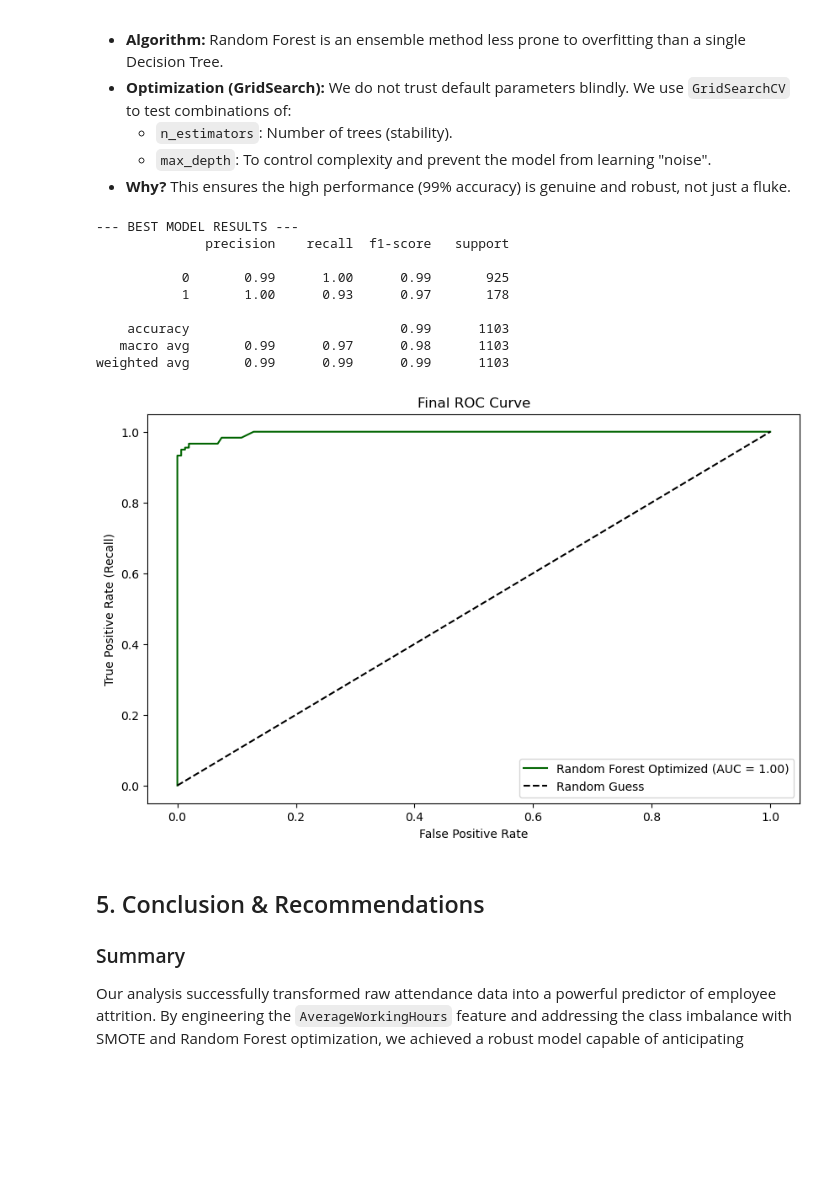
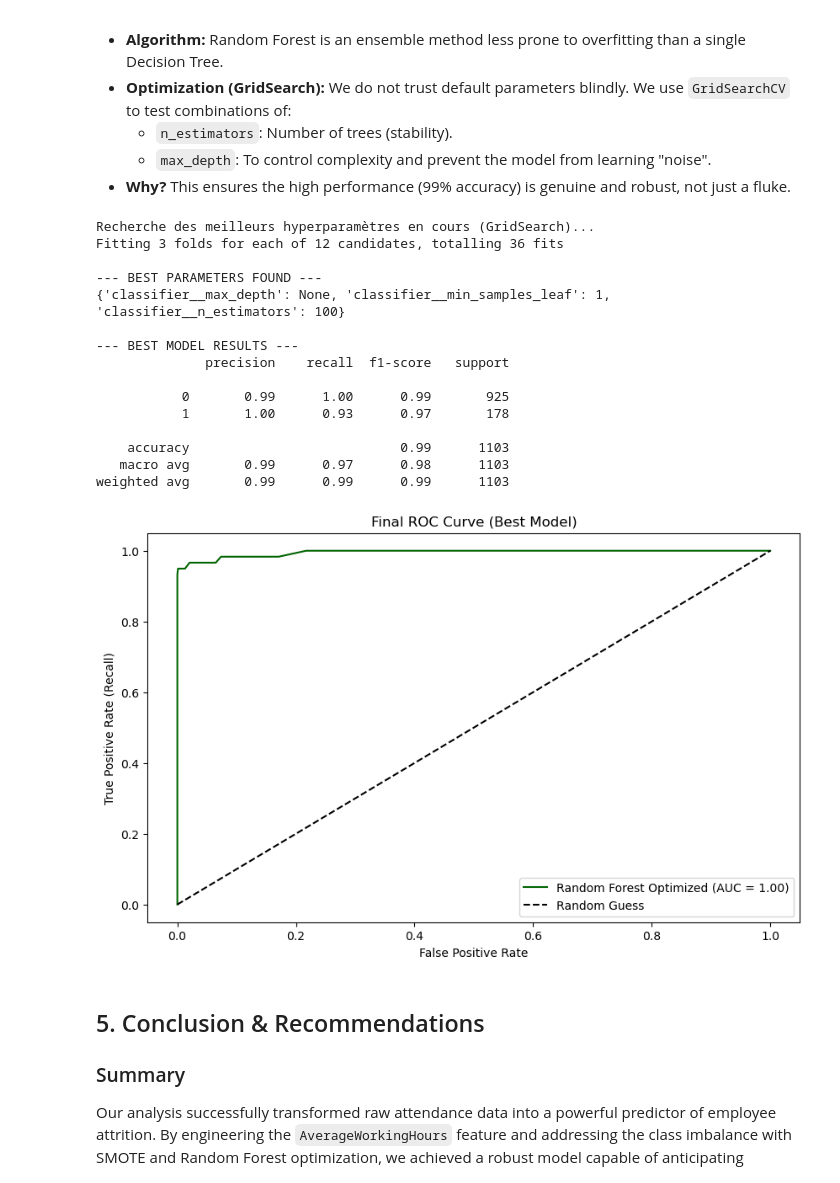
Before and after one commit to K3nt1/HumanForYou, a Jupyter notebook: PredictiveModel.ipynb, the cells around one changed output. Saved outputs shown, nothing was run; the diff lists cells and outputs as text; code cells hidden in the pictures; blank space fills up the shorter version.

```diff
--- a/PredictiveModel.ipynb
+++ b/PredictiveModel.ipynb
@@ -559,7 +643,6 @@ from imblearn.pipeline import Pipeline as ImbPipeline
 from sklearn.neighbors import KNeighborsClassifier
 from sklearn.svm import SVC
 from sklearn.tree import DecisionTreeClassifier
-from sklearn.metrics import roc_auc_score
 
 # --- Testing Multiple Models with SMOTE ---
 
@@ -590,7 +673,9 @@ for name, model in models.items():
         "Model": name,
         "Accuracy": accuracy_score(y_test, y_pred),
         "Recall (Leaving)": report['1']['recall'],
-        "Precision (Leaving)": report['1']['precision']
+        "Precision (Leaving)": report['1']['precision'],
+        "F1-Score": report['1']['f1-score'],
+        "ROC AUC": roc_auc
     })
 
 results_df = pd.DataFrame(results_table).sort_values(by="Recall (Leaving)", ascending=False)
@@ -615,46 +700,80 @@ Comparison of models with SMOTE in progress...
     * `max_depth`: To control complexity and prevent the model from learning "noise".
 * **Why?** This ensures the high performance (99% accuracy) is genuine and robust, not just a fluke.
 # %%
-from sklearn.metrics import roc_curve
+from sklearn.model_selection import GridSearchCV
+from sklearn.metrics import roc_curve, roc_auc_score, classification_report
 
-# --- FINAL MODEL ---
+# --- FINAL MODEL: Optimization + SMOTE ---
 
-final_pipeline = ImbPipeline(steps=[
+# 1. Base Pipeline (Preparation -> SMOTE -> empty Random Forest)
+pipeline_to_optimize = ImbPipeline(steps=[
     ('preprocessor', preprocessor),
     ('smote', SMOTE(random_state=42)),
-    ('classifier', RandomForestClassifier(n_estimators=100, max_depth=20, random_state=42))
+    ('classifier', RandomForestClassifier(random_state=42))
 ])
 
-final_pipeline.fit(X_train, y_train)
+# We define the "Grid" of parameters to test
+# Note : The syntax is 'step_name__parameter_name'
+param_grid = {
+    'classifier__n_estimators': [50, 100],      # Test 50 or 100 trees
+    'classifier__max_depth': [10, 20, None],    # Test different depths
+    'classifier__min_samples_leaf': [1, 2]      # Test leaf size
+}
 
-y_pred_final = final_pipeline.predict(X_test)
-y_prob_final = final_pipeline.predict_proba(X_test)[:, 1]
+# Research Start (GridSearch)
+# scoring='recall' means we ask the computer to prefer the model that best finds departures (class 1)
+print("Recherche des meilleurs hyperparamètres en cours (GridSearch)...")
+grid_search = GridSearchCV(estimator=pipeline_to_optimize,
+                           param_grid=param_grid,
+                           cv=3,                # Cross-Validation
+                           scoring='recall',    # Optimize for Recall!
+                           n_jobs=-1,           # Use all CPU cores
+                           verbose=1)
+
+grid_search.fit(X_train, y_train)
+
+# Best Model
+best_model = grid_search.best_estimator_
+
+print("\n--- BEST PARAMETERS FOUND ---")
+print(grid_search.best_params_)
+
+# Final Predictions with the optimized model
+y_pred_final = best_model.predict(X_test)
+y_prob_final = best_model.predict_proba(X_test)[:, 1]
 
 print("\n--- BEST MODEL RESULTS ---")
 print(classification_report(y_test, y_pred_final))
 
+# Final ROC Curve
 fpr, tpr, _ = roc_curve(y_test, y_prob_final)
 auc_score = roc_auc_score(y_test, y_prob_final)
 
 plt.figure(figsize=(10, 6))
 plt.plot(fpr, tpr, label=f'Random Forest Optimized (AUC = {auc_score:.2f})', color='darkgreen')
 plt.plot([0, 1], [0, 1], 'k--', label='Random Guess')
 plt.xlabel('False Positive Rate')
 plt.ylabel('True Positive Rate (Recall)')
-plt.title('Final ROC Curve')
+plt.title('Final ROC Curve (Best Model)')
 plt.legend()
 plt.show()
 # %% [output]
+Recherche des meilleurs hyperparamètres en cours (GridSearch)...
+Fitting 3 folds for each of 12 candidates, totalling 36 fits
+
+--- BEST PARAMETERS FOUND ---
+{'classifier__max_depth': None, 'classifier__min_samples_leaf': 1, 'classifier__n_estimators': 100}
+
 --- BEST MODEL RESULTS ---
               precision    recall  f1-score   support
 
            0       0.99      1.00      0.99       925
            1       1.00      0.93      0.97       178
 
     accuracy                           0.99      1103
    macro avg       0.99      0.97      0.98      1103
 weighted avg       0.99      0.99      0.99      1103
-[figure, old version]
+[figure, new version]
 # %% [markdown]
 ## 5. Conclusion & Recommendations
 
```
Also changed, not shown: parts of 9 cells of this notebook.
